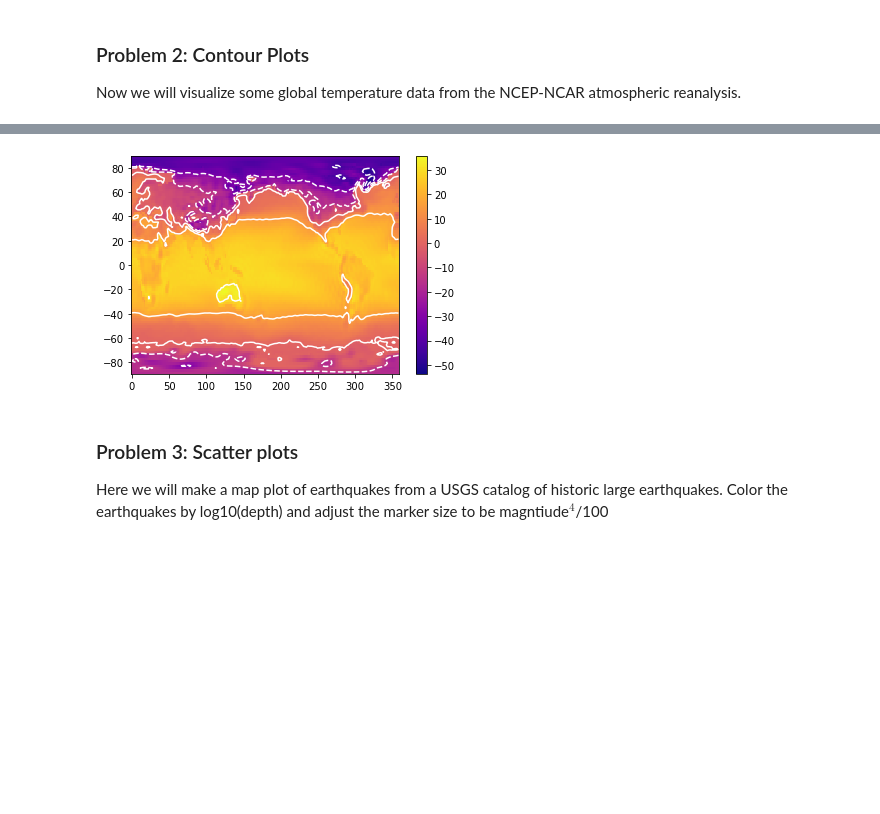
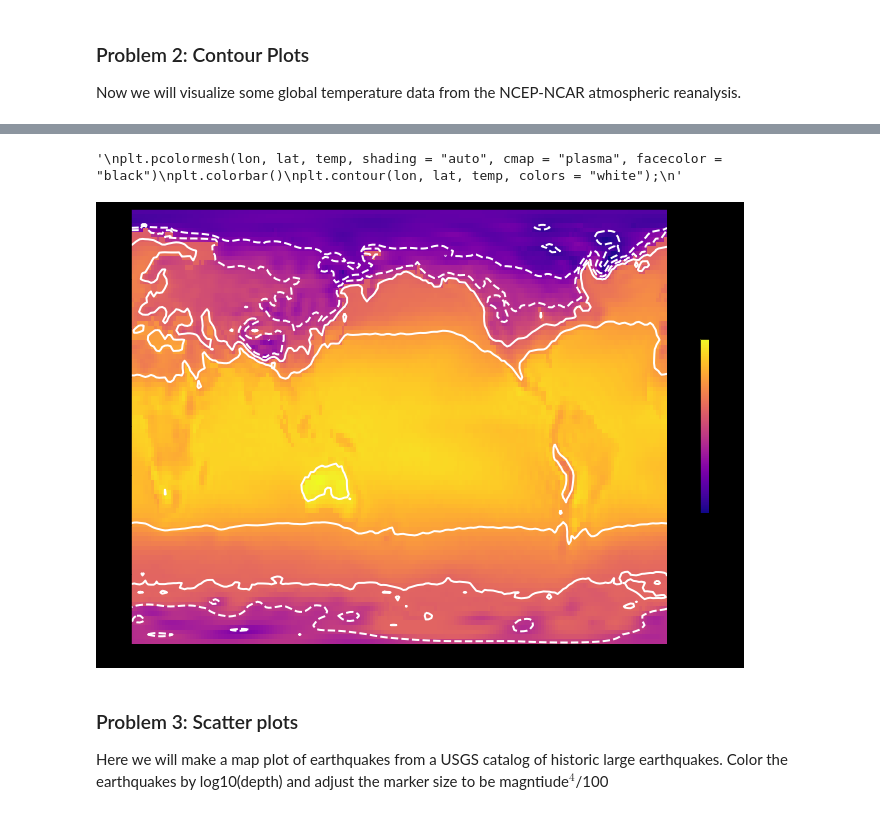
Before and after one commit to DRUFS/Tasks-Python-Research-Computing-, a Jupyter notebook: more_matplotlib.ipynb, the cells around one changed output, grey strips where cells are left out. Drawn from its saved outputs; the diff is of its cells as text; code cells hidden in the pictures; blank space fills up the shorter version.

```diff
--- a/more_matplotlib.ipynb
+++ b/more_matplotlib.ipynb
@@ -147,17 +147,26 @@ lat = ds.Y.values
 # %%
 temp = ds.temp[-1].values - 273.15
 lon = ds.X.values
 lat = ds.Y.values
 
 #fig, axes = plt.subplots(figsize = (16, 16))
 #axes[0].plot(lon, lat)
 
 #plt.pcolormesh(temp)
+
+fig, ax = plt.subplots(figsize = (12, 8), facecolor = "k")
+gG = ax.pcolormesh(lon, lat, temp, cmap = "plasma")
+CB = fig.colorbar(gG, shrink = 0.4)
+mM = ax.contour(lon, lat, temp, linewidths = 2, colors = "white");
+
+"""
 plt.pcolormesh(lon, lat, temp, shading = "auto", cmap = "plasma", facecolor = "black")
 plt.colorbar()
 plt.contour(lon, lat, temp, colors = "white");
+"""
 # %% [output]
+'\nplt.pcolormesh(lon, lat, temp, shading = "auto", cmap = "plasma", facecolor = "black")\nplt.colorbar()\nplt.contour(lon, lat, temp, colors = "white");\n'
-[figure, old version]
+[figure, new version]
 # %% [markdown]
 ### Problem 3: Scatter plots
 Here we will make a map plot of earthquakes from a USGS catalog of historic large earthquakes. Color the earthquakes by log10(depth) and adjust the marker size to be magntiude$^4$/100
```
